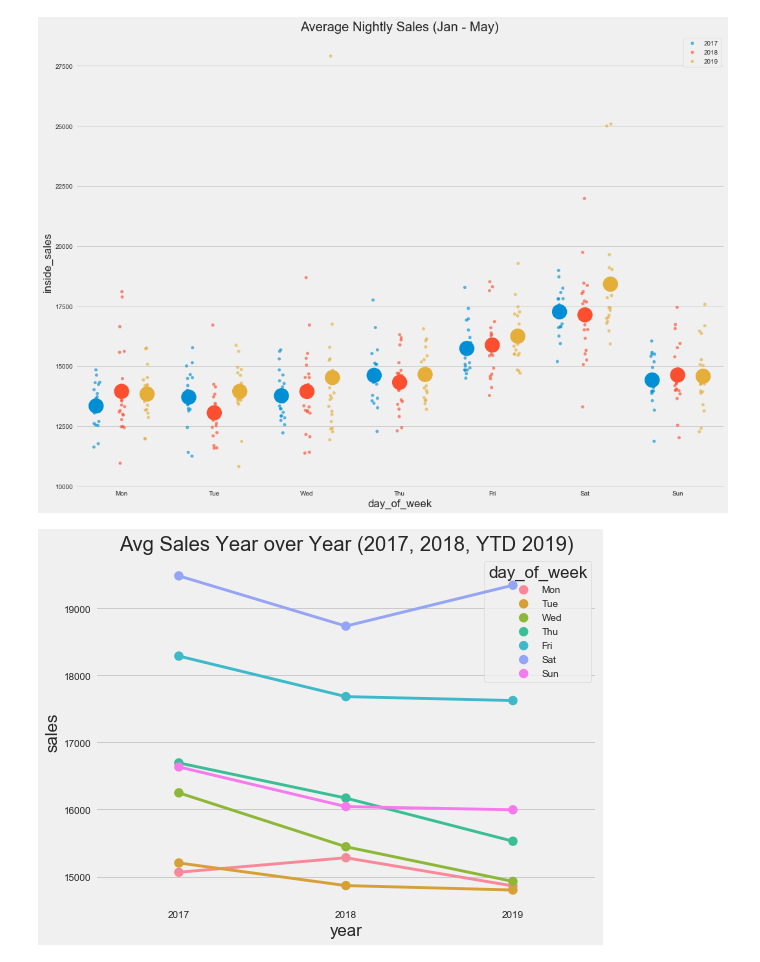
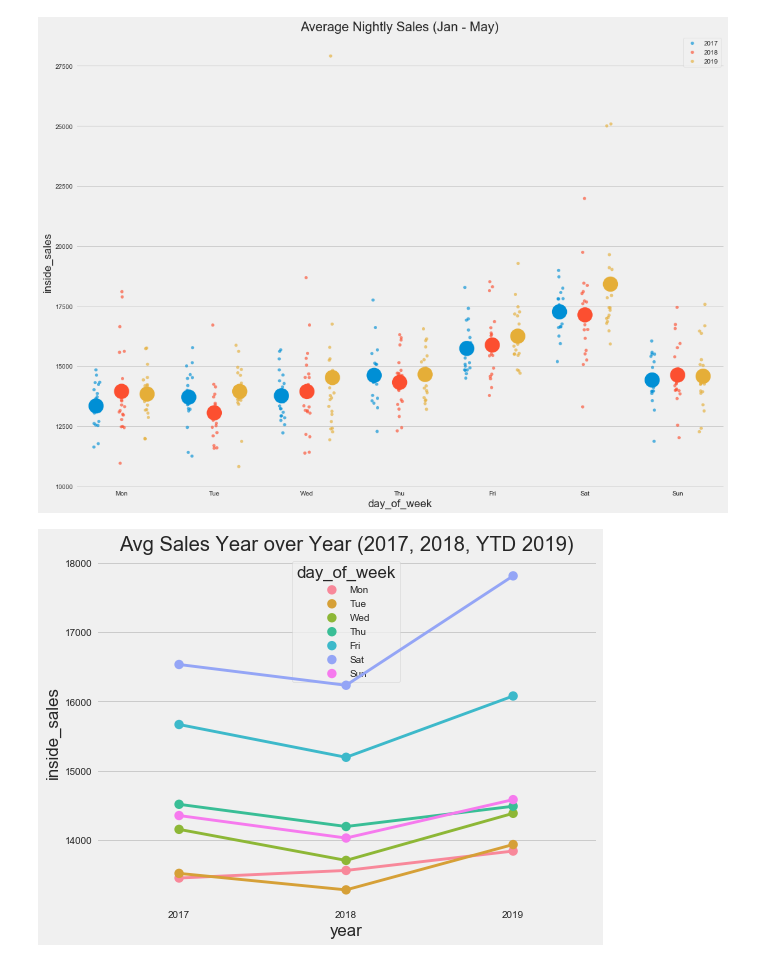
Before and after one commit to maks-p/restaurant_sales_forecasting, a Jupyter notebook: final_eda.ipynb, the cells around one changed output. Saved outputs shown, nothing was run; the diff lists cells and outputs as text; code cells hidden in the pictures.

```diff
--- a/final_eda.ipynb
+++ b/final_eda.ipynb
@@ -483,17 +483,17 @@ plt.title('Average Nightly Sales (Jan - May)');
 # %%
 plt.style.use('fivethirtyeight')
 plt.figure(figsize=(8,6))
 
 sns.pointplot(x='year',
-               y='sales',
+               y=target,
                hue='day_of_week',
                data=df,
                alpha=0.75,
                join=True,
                ci=False,
                scale=0.4
                 )
 
 plt.title('Avg Sales Year over Year (2017, 2018, YTD 2019)');
 # %% [output]
-[figure, old version]
+[figure, new version]
```
Also changed, not shown: 27 other files.
